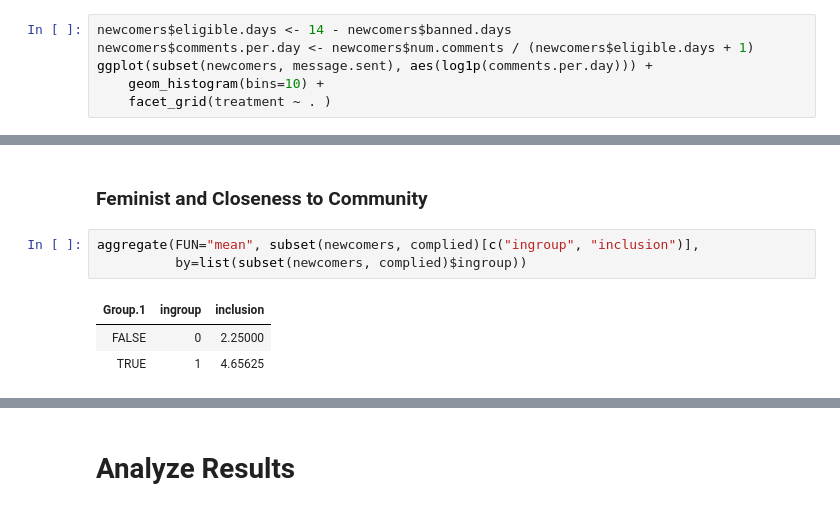
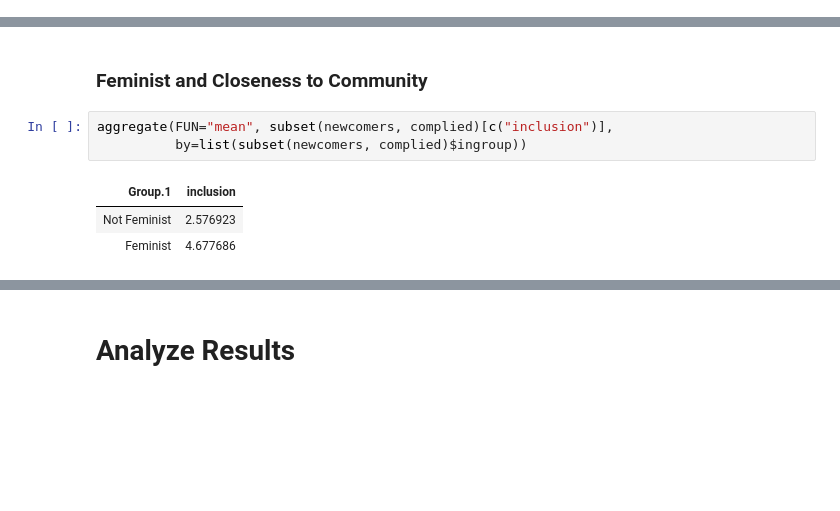
Before and after one commit to natematias/reddit-feminism-analysis-2018, a Jupyter notebook: analysis/analyze-r-feminism-experiment-results.R.ipynb, the cells around one changed output, grey strips where cells are left out. Saved outputs shown, nothing was run; the diff lists cells and outputs as text; blank space fills up the shorter version.

```diff
--- a/analysis/analyze-r-feminism-experiment-results.R.ipynb
+++ b/analysis/analyze-r-feminism-experiment-results.R.ipynb
@@ -222,6 +278,0 @@ Total Observations in Table:  839
-# %%
-newcomers$eligible.days <- 14 - newcomers$banned.days
-newcomers$comments.per.day <- newcomers$num.comments / (newcomers$eligible.days + 1)
-ggplot(subset(newcomers, message.sent), aes(log1p(comments.per.day))) +
-    geom_histogram(bins=10) +
-    facet_grid(treatment ~ . )
@@ -232,9 +281,9 @@ ggplot(subset(newcomers, message.sent), aes(log1p(comments.per.day))) +
 # %% [markdown]
 ### Feminist and Closeness to Community
 # %%
-aggregate(FUN="mean", subset(newcomers, complied)[c("ingroup", "inclusion")],
+aggregate(FUN="mean", subset(newcomers, complied)[c("inclusion")],
           by=list(subset(newcomers, complied)$ingroup))
 # %% [output]
-| Group.1 | ingroup | inclusion |
-| FALSE | 0 | 2.25000 |
-| TRUE | 1 | 4.65625 |
+| Group.1 | inclusion |
+| Not Feminist | 2.576923 |
+| Feminist | 4.677686 |
```
Also changed, not shown: parts of 68 cells of this notebook, 4 other files.
